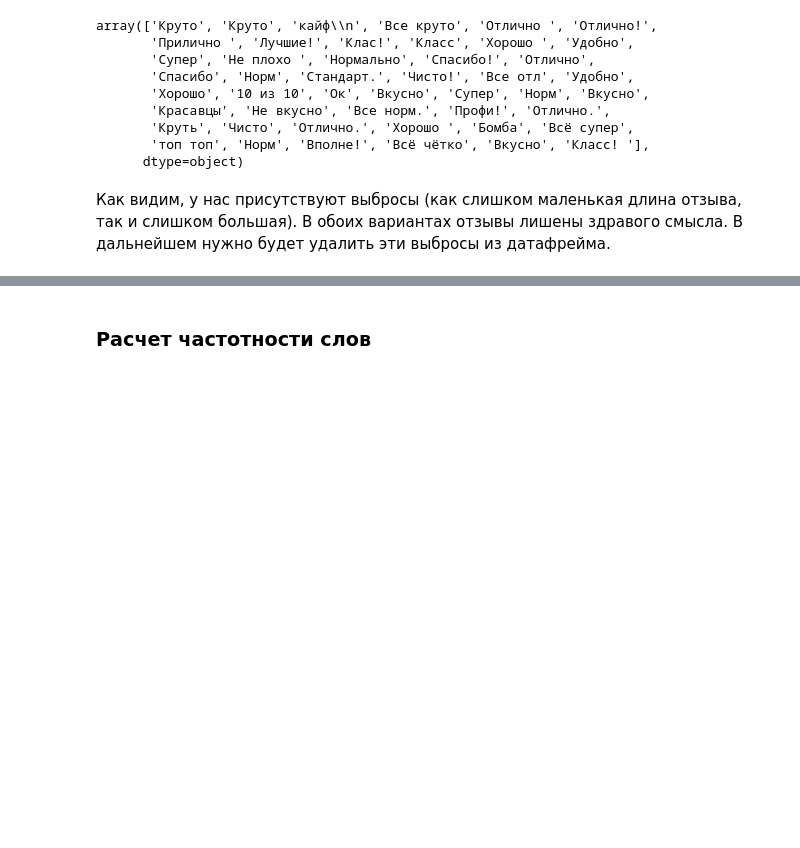
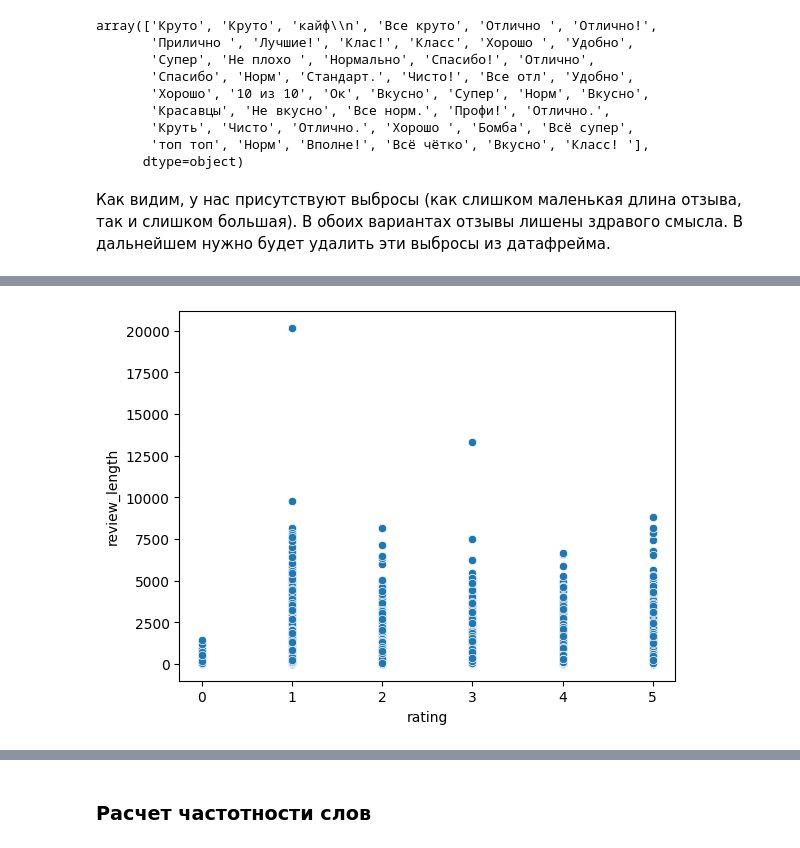
Before and after one commit to johnneon/geo-reviews-generator, a Jupyter notebook: geo-reviews-generation.ipynb, the cells around one changed output, grey strips where cells are left out. Saved outputs shown, nothing was run; the diff lists cells and outputs as text; code cells hidden in the pictures; blank space fills up the shorter version.

```diff
--- a/geo-reviews-generation.ipynb
+++ b/geo-reviews-generation.ipynb
@@ -156,3 +183,6 @@ array(['Круто', 'Круто', 'кайф\\n', 'Все круто', 'Отли
 Как видим, у нас присутствуют выбросы (как слишком маленькая длина отзыва, так и слишком большая).
 В обоих вариантах отзывы лишены здравого смысла.
 В дальнейшем нужно будет удалить эти выбросы из датафрейма.
+# %%
+df_cor = df[['rating', 'review_length']]
+df_cor
@@ -158,0 +203,6 @@ array(['Круто', 'Круто', 'кайф\\n', 'Все круто', 'Отли
+# %%
+# Диаграмма рассеяния
+sns.scatterplot(x='rating', y='review_length', data=df_cor)
+plt.show()
+# %% [output]
+[figure, added]
```
Also changed, not shown: parts of 30 cells of this notebook.
